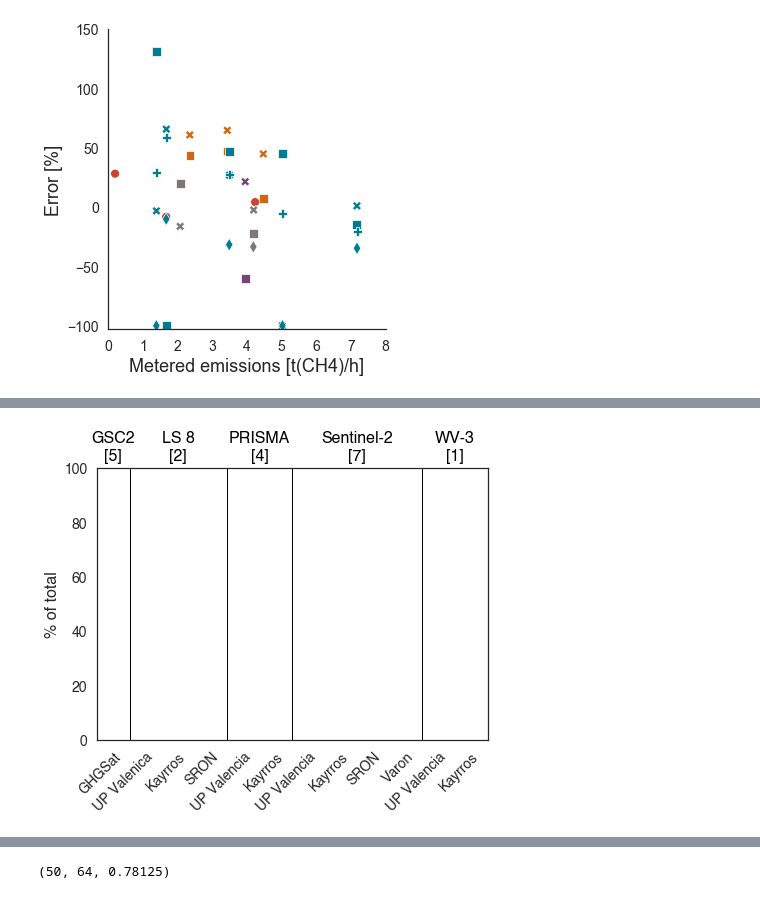
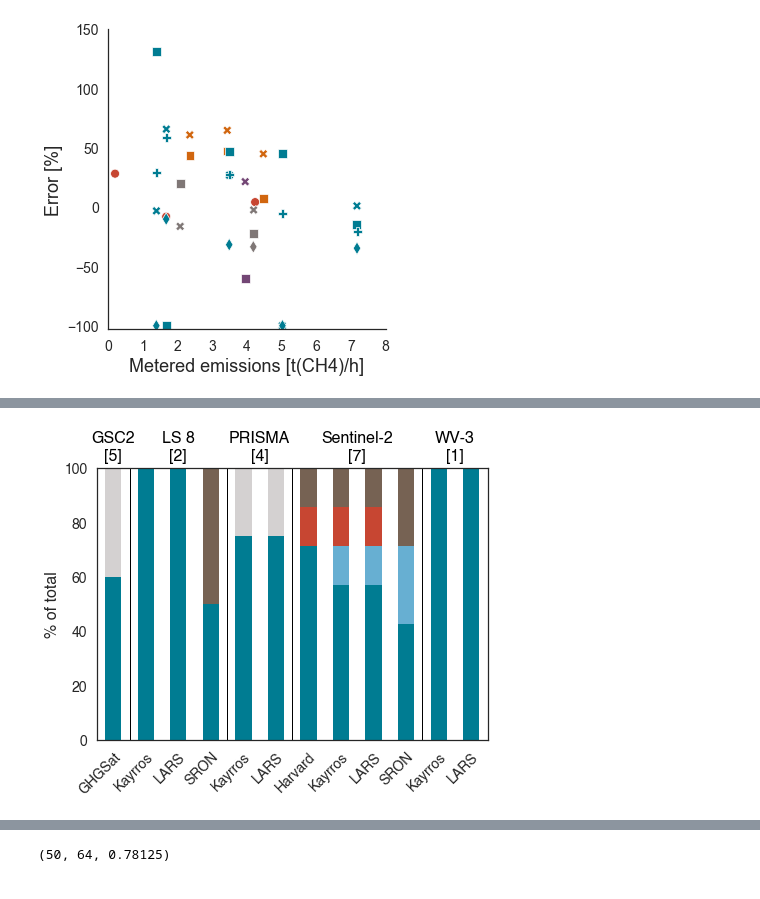
Before and after one commit to esherwin/SatelliteTesting, a Jupyter notebook: SatelliteTestingFiguresFullData.ipynb, the cells around one changed output, grey strips where cells are left out. Cells and saved outputs as stored; diff of their text form; code cells hidden in the pictures.

Commit message:
Got the detection figure to work. Removed old/excess code.

```diff
--- a/SatelliteTestingFiguresFullData.ipynb
+++ b/SatelliteTestingFiguresFullData.ipynb
@@ -22,7 +22,7 @@ import lxml
 # %%
 # Import data, basic data cleanup
 
-satelliteResults = pd.read_csv('/Users/evansherwin/PycharmProjects/SatelliteTesting/Data/matchedDF_Satellites_230118d.csv')
+satelliteResults = pd.read_csv('/Users/evansherwin/PycharmProjects/SatelliteTesting/Data/matchedDF_Satellites_230118e.csv')
 satelliteResults['Estimate (KGH) num'] = satelliteResults['FacilityEmissionRate'].apply(pd.to_numeric, errors='coerce')
 satelliteResults['Error num'] = (satelliteResults['Estimate (KGH) num'] - satelliteResults['cr_kgh_CH4_mean300'])*100/satelliteResults['cr_kgh_CH4_mean300']
 satelliteResults['Wind speed est num'] = satelliteResults['WindSpeed'].apply(pd.to_numeric, errors='coerce')
@@ -854,7 +568,7 @@ detectionAccuracy['False negative'] = selectedSatelliteResults.loc[selectedSatel
 detectionAccuracy['True negative'] = selectedSatelliteResults.loc[selectedSatelliteResults['tc_Classification'] == 'TN'].groupby('OperatorSet').size()
 detectionAccuracy['False positive'] = selectedSatelliteResults.loc[selectedSatelliteResults['tc_Classification'] == 'FP'].groupby('OperatorSet').size()
 detectionAccuracy['Failed retrieval'] = selectedSatelliteResults.loc[selectedSatelliteResults['tc_Classification'] == 'FR'].groupby('OperatorSet').size()
-detectionAccuracy['No measurement'] = selectedSatelliteResults.loc[selectedSatelliteResults['tc_Classification'] == 'NM'].groupby('OperatorSet').size()
+detectionAccuracy['No measurement'] = selectedSatelliteResults.loc[selectedSatelliteResults['tc_Classification'] == 'NT'].groupby('OperatorSet').size()
 detectionAccuracy.head()
 # %% [output]
 |  | Total | True positive | False negative | True negative | False positive | Failed retrieval | ... |
@@ -925,32 +618,0 @@ detectionFraction
-# %%
-detectFracPlot = detectionFraction.plot(kind='bar', stacked=True, color=['blue', 'lightsteelblue', 'firebrick', 'lightcoral', 'saddlebrown', 'peru']) #, height=6) #, aspect=1.5)
-for jj in np.arange(0, detectionAccuracy.iloc[:,0].size):
-    detectFracPlot.text(jj-0.14, 100.6, detectionAccuracy.iloc[jj,0], fontsize=16, color='black', rotation='horizontal') # kgh
-detectFracPlot.text(jj+0.6, 100.4, '# Total', fontsize=16, weight='bold', color='black', rotation='horizontal') # kgh
-handles, labels = detectFracPlot.get_legend_handles_labels()
-# detectFracPlot.add_legend(label_order = sorted(detectFracPlot._legend_data.keys(), key = int))
-plt.legend(reversed(handles), reversed(labels), title='Outcome', bbox_to_anchor=(1.35, 0.5), loc='center right', borderaxespad=0)#, title_fontsize= 'large')
-plt.ylim(0,107)
-detectFracPlot.set(xlabel=None, ylabel='% of total')
-plt.rcParams["axes.labelsize"] = 20
-detectFracPlot.set_xticklabels(detectFracPlot.get_xticklabels(), fontsize=14, rotation=30, horizontalalignment='right', rotation_mode='anchor')
-detectFracPlot.set_yticklabels(detectFracPlot.get_yticks(), size = 14)
-plt.ylabel('% of total', size=18)
-plt.setp(detectFracPlot.patches, linewidth=0)
-
-# # Define some hatches
-# hatches = ['', '', '\\', '\\', '', '', '']
-#
-# # Loop over the bars
-# for i,thisbar in enumerate(detectFracPlot.patches):
-#     # Set a different hatch for each bar
-#     thisbar.set_hatch(hatches[i])
-
-# plt.tick_params(axis='both', which='major', labelsize=14)
-# detectFracPlot.set_ylabel('Fraction of total', fontsize=18)
-# plt.rcParams["figure.figsize"] = (6,5)
-# plt.figure(figsize=(6,5))
-sns.set(rc={"figure.figsize":(7, 5)})
-sns.set_style("white")
-# plt.savefig('Detections 20220215.pdf', format='pdf', bbox_inches="tight")
-plt.show()
@@ -971,36 +631,36 @@ bar2 = ax.bar(detectionFraction.index, detectionFraction['False negative'], bott
 bar3 = ax.bar(detectionFraction.index, detectionFraction['True negative'], bottom=detectionFraction['True positive'] + detectionFraction['False negative'], ec='None', width=0.5, color='#C74632')
 bar4 = ax.bar(detectionFraction.index, detectionFraction['False positive'], bottom=detectionFraction['True positive'] + detectionFraction['False negative'] + detectionFraction['True negative'], ec='None', width=0.5, color='#F4795B')
 bar5 = ax.bar(detectionFraction.index, detectionFraction['Failed retrieval'], bottom=detectionFraction['True positive'] + detectionFraction['False negative'] + detectionFraction['True negative'] + detectionFraction['False positive'], ec='None', width=0.5, color='#766253')
 bar6 = ax.bar(detectionFraction.index, detectionFraction['No measurement'], bottom=detectionFraction['True positive'] + detectionFraction['False negative'] + detectionFraction['True negative'] + detectionFraction['False positive'] + detectionFraction['Failed retrieval'], ec='None', width=0.5, color='#D4D1D1')
 # for jj in np.arange(0, detectionAccuracy.iloc[:,0].size):
 #     ax.text(jj-0.14, 100.6, detectionAccuracy.iloc[jj,0], fontsize=16, color='black', rotation='horizontal') # kgh
 plt.ylabel('% of total', size=16)
 # plt.xlabel('Team', size=16)
 plt.xticks(np.arange(0, detectionAccuracy.iloc[:,0].size, 1), fontsize=14, rotation=90)
-ax.set_xticklabels(['GHGSat', 'UP Valenica', 'Kayrros', 'SRON', 'UP Valencia', 'Kayrros', 'UP Valencia', 'Kayrros', 'SRON', 'Varon', 'UP Valencia', 'Kayrros'], rotation=45, rotation_mode='anchor', ha='right')
+ax.set_xticklabels(['GHGSat', 'Kayrros', 'LARS', 'SRON', 'Kayrros', 'LARS', 'Harvard', 'Kayrros', 'LARS', 'SRON', 'Kayrros', 'LARS'], rotation=45, rotation_mode='anchor', ha='right')
 plt.text(0, 103, 'GSC2\n[5]', fontsize=16, color='black', rotation=0, ha='center') # -63
 plt.text(2, 103, 'LS 8\n[2]', fontsize=16, color='black', rotation=0, ha='center') # -70
 plt.text(4.5, 103, 'PRISMA\n[4]', fontsize=16, color='black', rotation=0, ha='center') # -64
 plt.text(7.5, 103, 'Sentinel-2\n[7]', fontsize=16, color='black', rotation=0, ha='center') # -68
 plt.text(10.5, 103, 'WV-3\n[1]', fontsize=16, color='black', rotation=0, ha='center') # -55
 plt.axvline(0.5, ls='-', linewidth=1, color='black', ymin=-70)
 plt.axvline(3.5, ls='-', linewidth=1, color='black', ymin=-70)
 plt.axvline(5.5, ls='-', linewidth=1, color='black', ymin=-70)
 plt.axvline(9.5, ls='-', linewidth=1, color='black', ymin=-70)
 plt.yticks(np.arange(0, 101, 20), fontsize=14)
 plt.ylim(0,100) # 107
 plt.xlim(-0.5,11.5)
 # plt.text(11+0.6, 100.4, '# Total', fontsize=18, color='black', rotation='horizontal') # kgh
 # plt.text(-3, -20, 'Team', fontsize=20, color='black', rotation=0) # -55
 # ax.legend(labels=detectionFraction.columns) # , handles=[bar1, bar2, bar3, bar4, bar5, bar6]
 # handles, labels = ax.get_legend_handles_labels()
 # ax.legend(handles[::-1], labels[::-1], title='Line', loc='upper left')
 # plt.rcParams['text.usetex'] = True # http://phyletica.org/matplotlib-fonts/
 # plt.rcParams['ps.fonttype'] = 42
-plt.savefig('Detections 20230117.pdf', format='pdf', bbox_inches="tight")
+plt.savefig('Detections 20230118b.pdf', format='pdf', bbox_inches="tight")
 # plt.show()
 # %% [output]
-[figure, old version]
+[figure, new version]
 # %%
 # Total estimates reported by all teams
 # totalPointsAllTeams = (satelliteResults.loc[satelliteResults['Estimate (KGH)'] != 'Excise'].index).size
```
Also changed, not shown: parts of 21 cells of this notebook.
